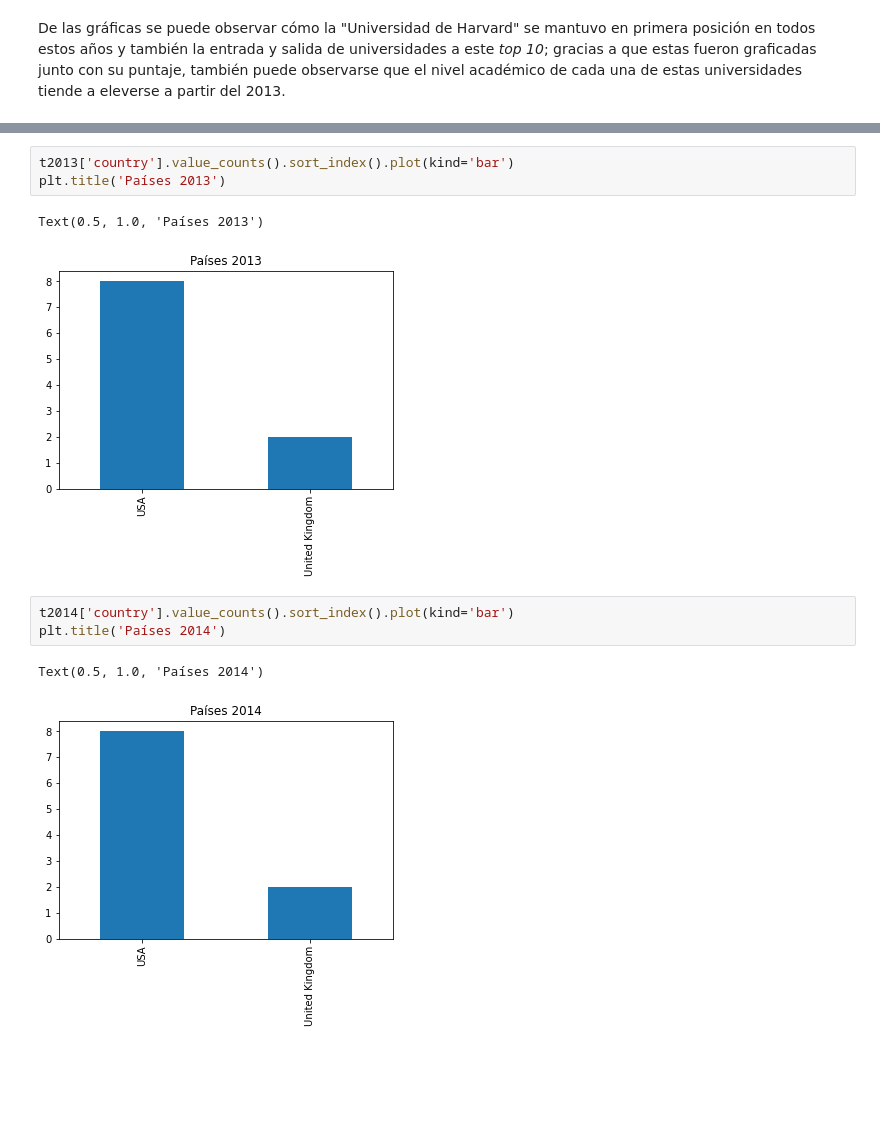
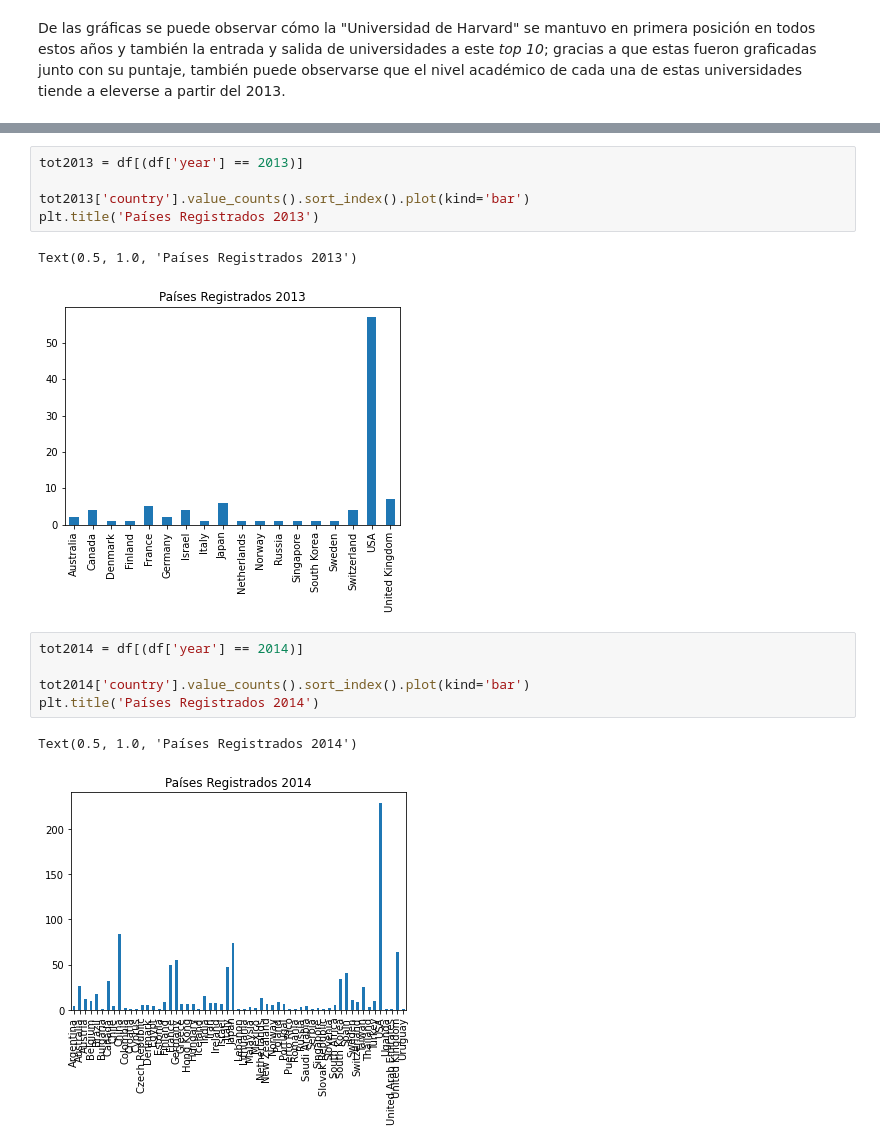
Before and after one commit to Zsaos/Laboratorio_A01706695, a Jupyter notebook: Análisis Visual.ipynb, the cells around one changed output, grey strips where cells are left out. Drawn from its saved outputs; the diff is of its cells as text; blank space fills up the shorter version.

```diff
--- a/Análisis Visual.ipynb
+++ b/Análisis Visual.ipynb
@@ -154,13 +156,17 @@ Text(0.5, 1.0, 'Países 2012')
 # %%
-t2013['country'].value_counts().sort_index().plot(kind='bar')
-plt.title('Países 2013')
+tot2013 = df[(df['year'] == 2013)]
+
+tot2013['country'].value_counts().sort_index().plot(kind='bar')
+plt.title('Países Registrados 2013')
 # %% [output]
-Text(0.5, 1.0, 'Países 2013')
+Text(0.5, 1.0, 'Países Registrados 2013')
-[figure, old version]
+[figure, new version]
 # %%
-t2014['country'].value_counts().sort_index().plot(kind='bar')
-plt.title('Países 2014')
+tot2014 = df[(df['year'] == 2014)]
+
+tot2014['country'].value_counts().sort_index().plot(kind='bar')
+plt.title('Países Registrados 2014')
 # %% [output]
-Text(0.5, 1.0, 'Países 2014')
+Text(0.5, 1.0, 'Países Registrados 2014')
-[figure, old version]
+[figure, new version]
 # %%
```
Also changed, not shown: parts of 4 cells of this notebook.
